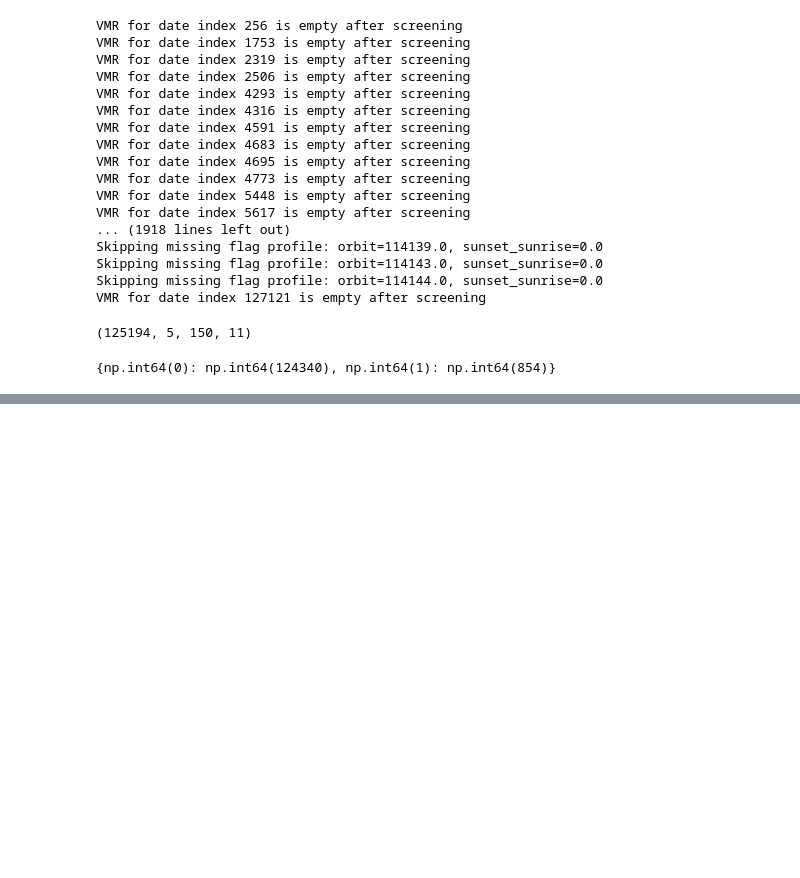
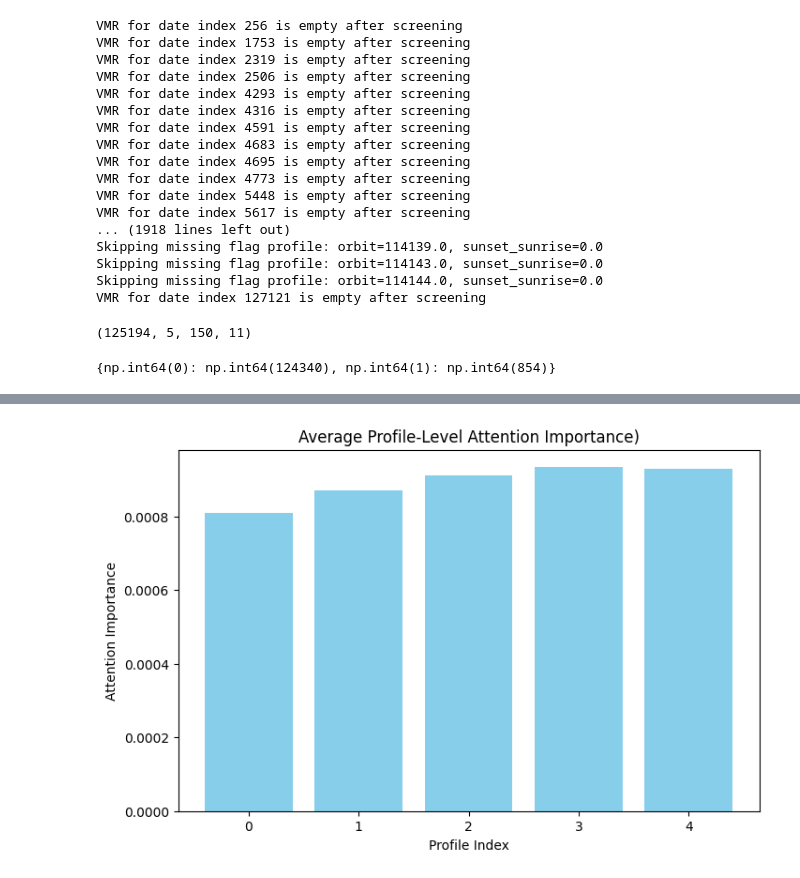
Before and after one commit to james-harvey-git/MPhys_Project, a Jupyter notebook: machine_learning.ipynb, the cells around one changed output, grey strips where cells are left out. Drawn from its saved outputs; the diff is of its cells as text; code cells hidden in the pictures; blank space fills up the shorter version.

```diff
--- a/machine_learning.ipynb
+++ b/machine_learning.ipynb
@@ -397,0 +487,11 @@ Text(0, 0.5, 'Latitude')
+# %%
+# Define a separate model to output attention scores
+attention_extractor = tf.keras.Model(
+    inputs=model.input,
+    outputs=model.get_layer("attention").output  # Replace with the actual index or name
+)
+
+# Predict attention scores for a subset of the test data
+attention_scores = attention_extractor.predict(X_test[:2000])
+
+print("Attention Scores Shape:", attention_scores.shape)
@@ -397,0 +501,20 @@ Text(0, 0.5, 'Latitude')
+# %%
+random_indices = np.random.choice(X_test.shape[0], 2000, replace=False)
+X_test_sample = X_test[random_indices]
+
+attention_scores = attention_extractor.predict(X_test)
+
+# Aggregate attention scores across the feature dimension (axis=-1)
+profile_importance = np.mean(attention_scores, axis=-1)  # Shape: (n_samples, n_profiles)
+
+average_profile_importance = np.mean(profile_importance, axis=0)
+sample_idx = 7
+
+# Visualize attention for the first sample
+plt.figure(figsize=(8, 5))
+plt.bar(range(profile_importance.shape[1]), average_profile_importance, color='skyblue')
+plt.xlabel("Profile Index")
+plt.ylabel("Attention Importance")
+plt.title(f"Average Profile-Level Attention Importance)")
+plt.show()
+# %% [output]
@@ -397,0 +522 @@ Text(0, 0.5, 'Latitude')
+[figure, added]
```
Also changed, not shown: parts of 42 cells of this notebook, 1 other file.
